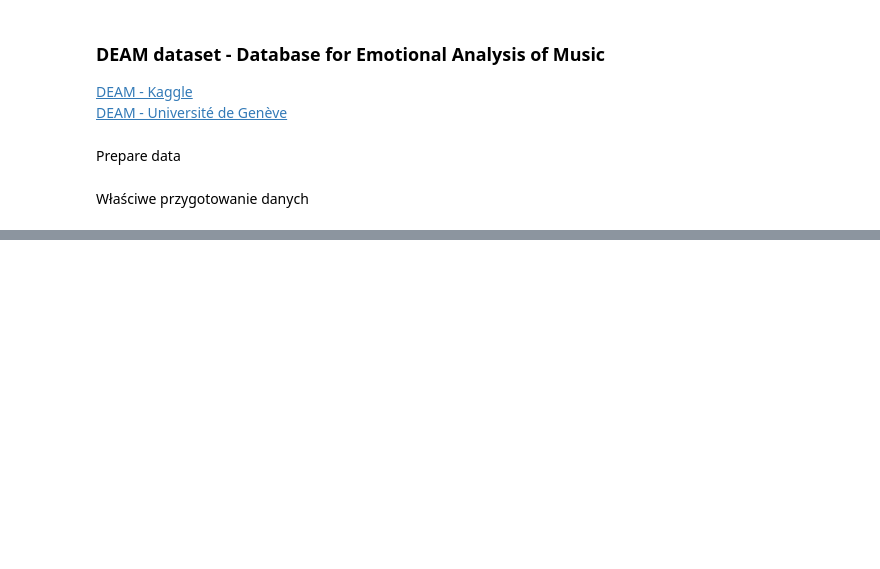
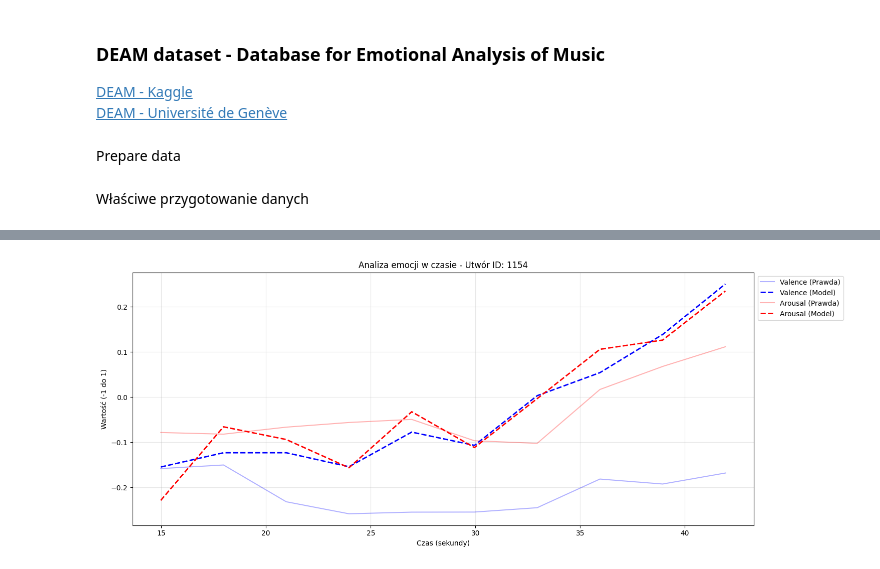
Before and after one commit to mist-ann/MER_project, a Jupyter notebook: notebooks/main.ipynb, the cells around one changed output, grey strips where cells are left out. Saved outputs shown, nothing was run; the diff lists cells and outputs as text; code cells hidden in the pictures; blank space fills up the shorter version.

```diff
--- a/notebooks/main.ipynb
+++ b/notebooks/main.ipynb
@@ -111,0 +350,72 @@ model_CNN.fit(
+# %%
+import matplotlib.pyplot as plt
+import numpy as np
+import os
+
+
+def plot_song_evolution(model, generator, song_id):
+    song_id = str(song_id)
+
+    # 1. Znajdź wszystkie próbki dla tej piosenki i POSORTUJ je chronologicznie
+    # Musimy to posortować, bo generator robi shuffle!
+    song_samples = [s for s in generator.samples if s[0] == song_id]
+    song_samples.sort(key=lambda x: x[1])  # sortowanie po start_frame
+
+    if not song_samples:
+        print(f"Błąd: Nie znaleziono próbek dla piosenki {song_id} w tym generatorze.")
+        return
+
+    X_song = []
+    y_true_song = []
+    timestamps = []
+
+    # 2. Załaduj spektrogram całego utworu raz (oszczędność czasu)
+    file_path = os.path.join(generator.data_dir, f"{song_id}.npy")
+    full_spec = np.load(file_path, mmap_mode="r")
+
+    # 3. Pobierz segmenty i etykiety
+    for _, start_frame in song_samples:
+        # Wycinek audio
+        segment = full_spec[:, start_frame : start_frame + generator.segment_width]
+        X_song.append(segment)
+
+        # Przelicz klatkę na sekundy dla osi X
+        time_sec = (start_frame * generator.hop_size) / generator.sr
+        timestamps.append(time_sec)
+
+        # Pobierz etykietę (znajdź najbliższą czasowo w słowniku)
+        time_ms = int(time_sec * 1000)
+        available_times = list(generator.labels[song_id].keys())
+        closest_time = min(available_times, key=lambda x: abs(x - time_ms))
+        y_true_song.append(generator.labels[song_id][closest_time])
+
+    # 4. Predykcja modelu (cała piosenka na raz)
+    X_song = np.array(X_song)[..., np.newaxis]
+    y_pred_song = model.predict(X_song)
+    y_true_song = np.array(y_true_song)
+
+    # 5. Rysowanie wykresu
+    plt.figure(figsize=(15, 6))
+
+    # Valence
+    plt.plot(timestamps, y_true_song[:, 0], "b-", alpha=0.3, label="Valence (Prawda)")
+    plt.plot(timestamps, y_pred_song[:, 0], "b--", lw=2, label="Valence (Model)")
+
+    # Arousal
+    plt.plot(timestamps, y_true_song[:, 1], "r-", alpha=0.3, label="Arousal (Prawda)")
+    plt.plot(timestamps, y_pred_song[:, 1], "r--", lw=2, label="Arousal (Model)")
+
+    plt.title(f"Analiza emocji w czasie - Utwór ID: {song_id}")
+    plt.xlabel("Czas (sekundy)")
+    plt.ylabel("Wartość (-1 do 1)")
+    plt.legend(loc="upper right", bbox_to_anchor=(1.15, 1))
+    plt.grid(True, alpha=0.3)
+    plt.tight_layout()
+    plt.show()
+
+
+# PRZYKŁAD UŻYCIA:
+# Wybierz ID piosenki z tych, które są w Twoim zbiorze walidacyjnym
+random_song_id = val_ids[0]
+plot_song_evolution(model_CNN._model, valid_generator, random_song_id)
+# %% [output]
@@ -111,0 +423 @@ model_CNN.fit(
+[figure, added]
```
Also changed, not shown: parts of 15 cells of this notebook, 4 other files.
